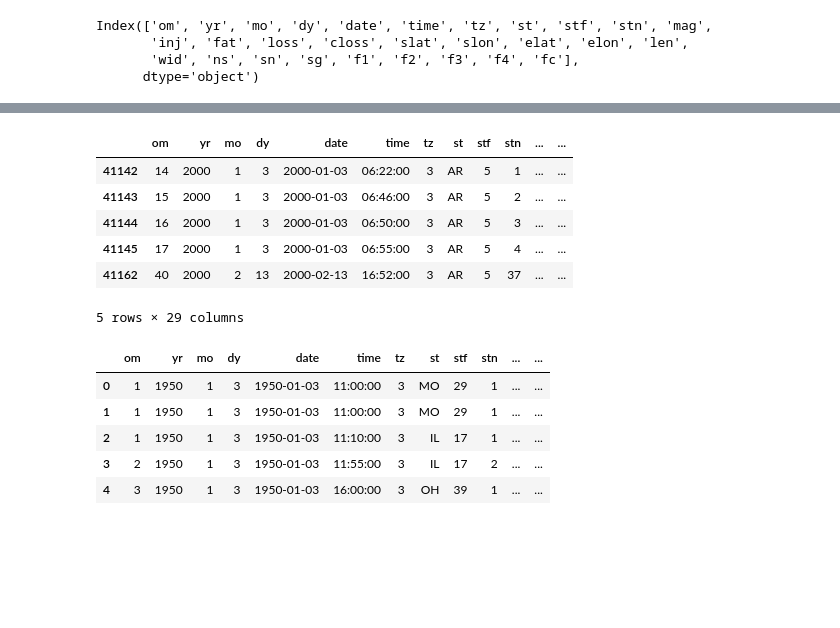
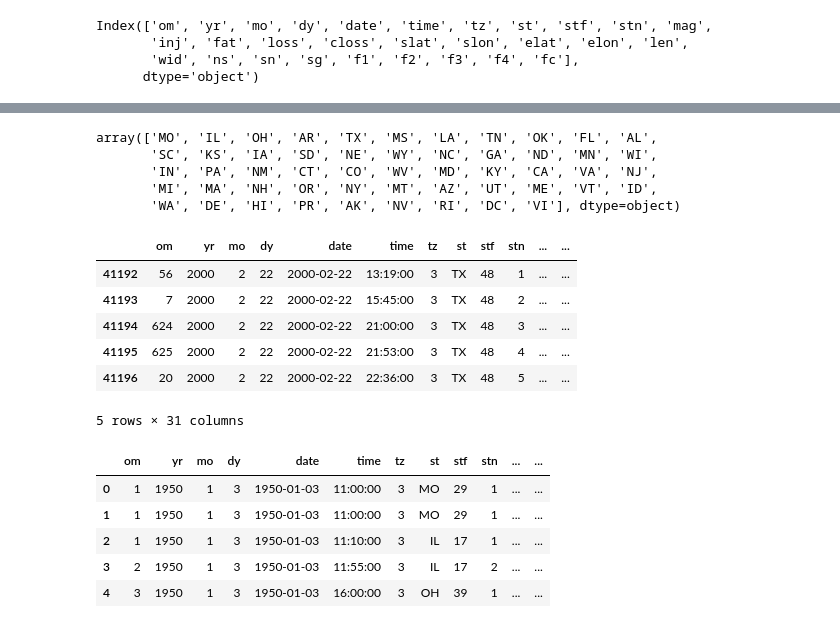
Before and after one commit to brodelp/data-science-ualr, a Jupyter notebook: exploration.ipynb, the cells around one changed output, grey strips where cells are left out. Saved outputs shown, nothing was run; the diff lists cells and outputs as text; code cells hidden in the pictures; blank space fills up the shorter version.

```diff
--- a/exploration.ipynb
+++ b/exploration.ipynb
@@ -39,16 +39,24 @@ f3         int64
 f4         int64
 fc         int64
 dtype: object
+# %%
+data['st'].unique()
+# %% [output]
+array(['MO', 'IL', 'OH', 'AR', 'TX', 'MS', 'LA', 'TN', 'OK', 'FL', 'AL',
+       'SC', 'KS', 'IA', 'SD', 'NE', 'WY', 'NC', 'GA', 'ND', 'MN', 'WI',
+       'IN', 'PA', 'NM', 'CT', 'CO', 'WV', 'MD', 'KY', 'CA', 'VA', 'NJ',
+       'MI', 'MA', 'NH', 'OR', 'NY', 'MT', 'AZ', 'UT', 'ME', 'VT', 'ID',
+       'WA', 'DE', 'HI', 'PR', 'AK', 'NV', 'RI', 'DC', 'VI'], dtype=object)
 # %%
-data[(data["yr"]==2000) & (data['st'] == 'AR')].head()
+data[(data["yr"]==2000) & (data['st'] == 'TX')].head()
 # %% [output]
 |  | om | yr | mo | dy | date | time | tz | st | stf | stn | ... | ... |
-| 41142 | 14 | 2000 | 1 | 3 | 2000-01-03 | 06:22:00 | 3 | AR | 5 | 1 | ... | ... |
-| 41143 | 15 | 2000 | 1 | 3 | 2000-01-03 | 06:46:00 | 3 | AR | 5 | 2 | ... | ... |
-| 41144 | 16 | 2000 | 1 | 3 | 2000-01-03 | 06:50:00 | 3 | AR | 5 | 3 | ... | ... |
-| 41145 | 17 | 2000 | 1 | 3 | 2000-01-03 | 06:55:00 | 3 | AR | 5 | 4 | ... | ... |
-| 41162 | 40 | 2000 | 2 | 13 | 2000-02-13 | 16:52:00 | 3 | AR | 5 | 37 | ... | ... |
+| 41192 | 56 | 2000 | 2 | 22 | 2000-02-22 | 13:19:00 | 3 | TX | 48 | 1 | ... | ... |
+| 41193 | 7 | 2000 | 2 | 22 | 2000-02-22 | 15:45:00 | 3 | TX | 48 | 2 | ... | ... |
+| 41194 | 624 | 2000 | 2 | 22 | 2000-02-22 | 21:00:00 | 3 | TX | 48 | 3 | ... | ... |
+| 41195 | 625 | 2000 | 2 | 22 | 2000-02-22 | 21:53:00 | 3 | TX | 48 | 4 | ... | ... |
+| 41196 | 20 | 2000 | 2 | 22 | 2000-02-22 | 22:36:00 | 3 | TX | 48 | 5 | ... | ... |
-5 rows × 29 columns
+5 rows × 31 columns
 # %%
 #We need this cause apparently, folium can recognize not a geoseries but a normal tuple/list
 data.reset_index(drop=True, inplace=True)
```
Also changed, not shown: parts of 4 cells of this notebook.
